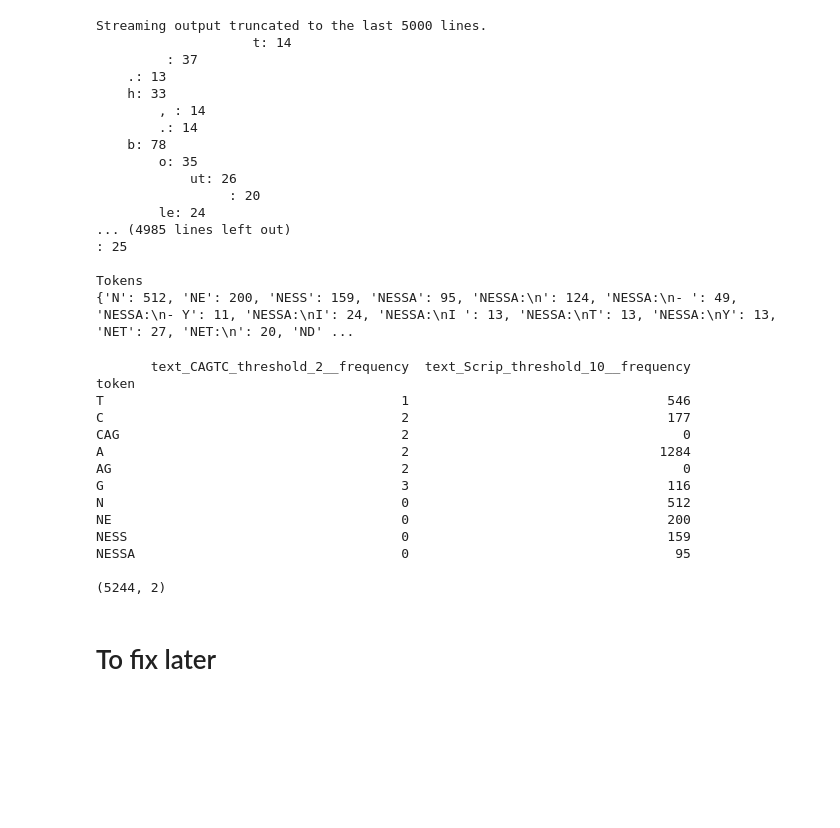
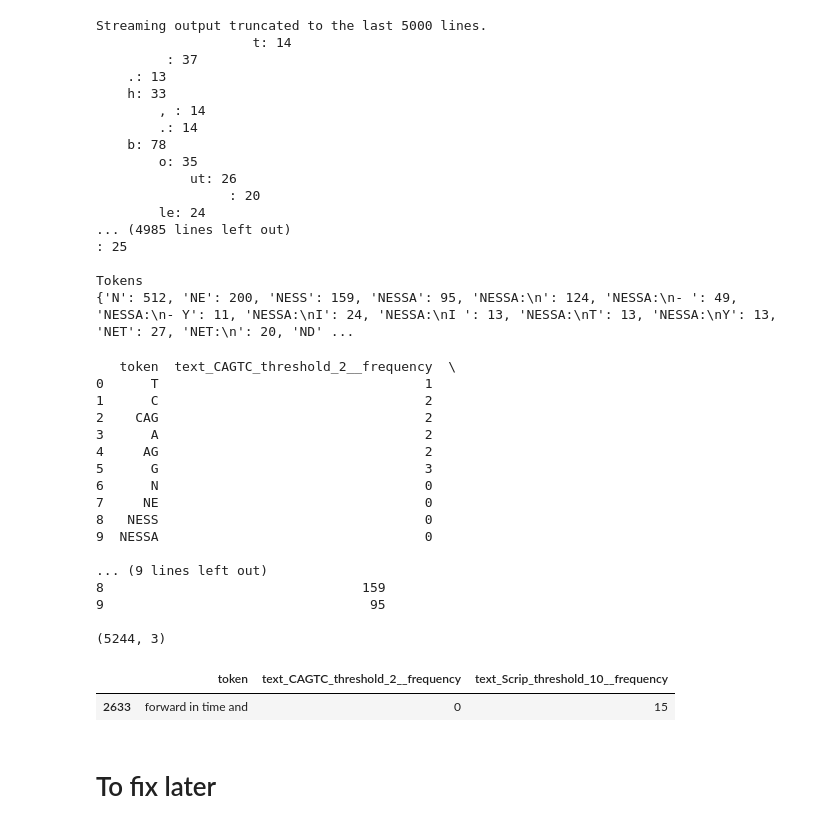
Before and after one commit to IsaacFigNewton/DAG-Based-Token-Representation, a Jupyter notebook: DAG_Encoding.ipynb, the cells around one changed output. Drawn from its saved outputs; the diff is of its cells as text; code cells hidden in the pictures; blank space fills up the shorter version.

Commit message:
Got the longest token in the test data

```diff
--- a/DAG_Encoding.ipynb
+++ b/DAG_Encoding.ipynb
@@ -237,25 +237,36 @@ df = pd.DataFrame.from_dict(all_tokens, orient='index')
 df.index.name = 'token'
 df.fillna(0, inplace=True)  # Fill any missing frequencies with 0
 df = df.astype(int)  # Convert all frequency columns to integers
+df.reset_index(inplace=True)
+# df.rename(columns={'index': 'token'}, inplace=True
 
 print(df.head(10))
 print()
 print(df.shape)
 # %% [output]
-       text_CAGTC_threshold_2__frequency  text_Scrip_threshold_10__frequency
-token
-T                                      1                                 546
-C                                      2                                 177
-CAG                                    2                                   0
-A                                      2                                1284
-AG                                     2                                   0
-G                                      3                                 116
-N                                      0                                 512
-NE                                     0                                 200
-NESS                                   0                                 159
-NESSA                                  0                                  95
+   token  text_CAGTC_threshold_2__frequency  \
+0      T                                  1
+1      C                                  2
+2    CAG                                  2
+3      A                                  2
+4     AG                                  2
+5      G                                  3
+6      N                                  0
+7     NE                                  0
+8   NESS                                  0
+9  NESSA                                  0
 
-(5244, 2)
+... (9 lines left out)
+8                                 159
+9                                  95
+
+(5244, 3)
+# %%
+longest_token = df[df["token"].apply(lambda x: len(x)) == max(len(token) for token in df["token"])]
+longest_token
+# %% [output]
+|  | token | text_CAGTC_threshold_2__frequency | text_Scrip_threshold_10__frequency |
+| 2633 | forward in time and | 0 | 15 |
 # %% [markdown]
 # To fix later
 # %%
```
